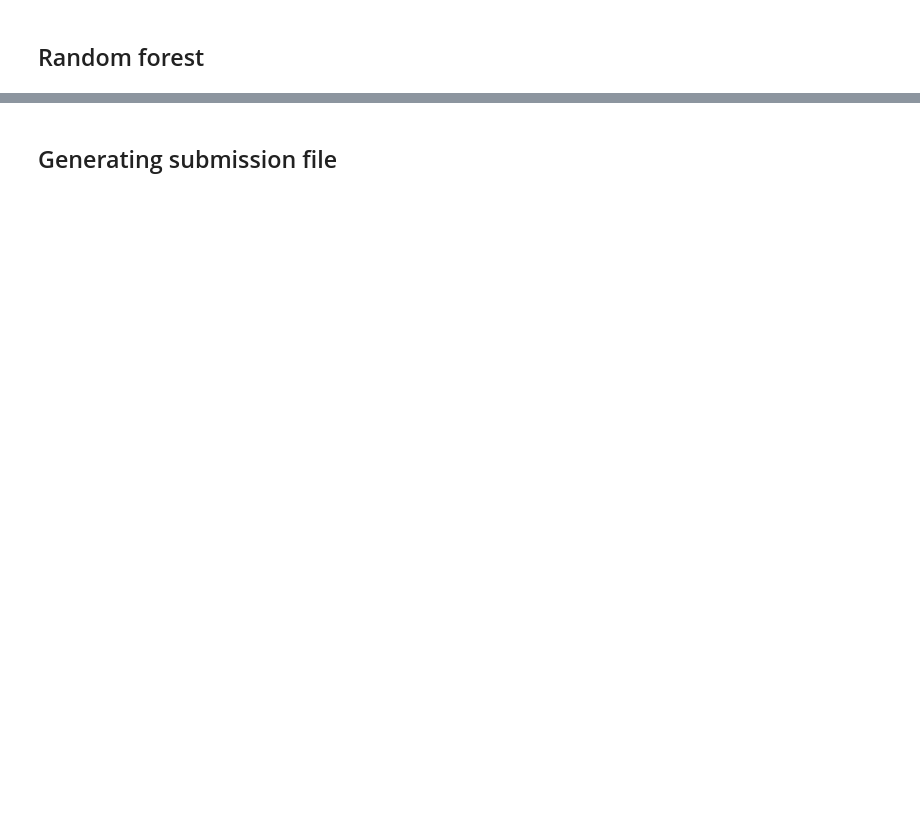
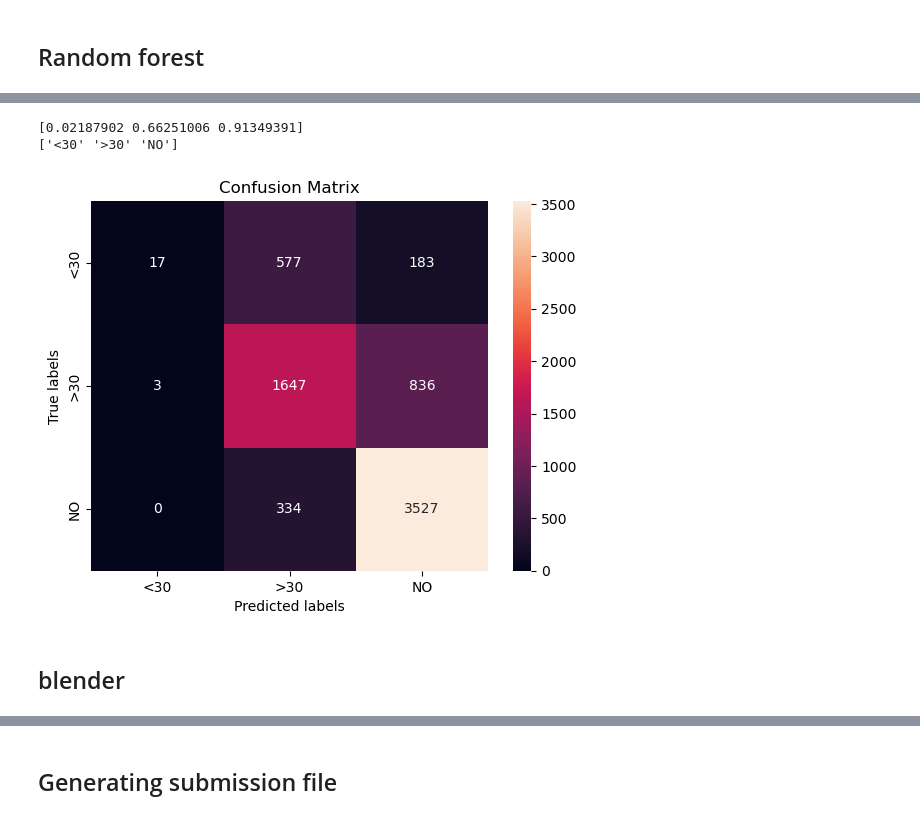
Before and after one commit to BasselAli1/Kaggle_Competition, a Jupyter notebook: Modeling.ipynb, the cells around one changed output, grey strips where cells are left out. Drawn from its saved outputs; the diff is of its cells as text; code cells hidden in the pictures; blank space fills up the shorter version.

```diff
--- a/Modeling.ipynb
+++ b/Modeling.ipynb
@@ -136,0 +200,9 @@ xgb_model.score(features_valid,labels_valid)
+# %%
+c = confusion_matrix(labels_valid_, eclf1.predict(features_valid))
+plot_confusion_matrix(model = eclf1, encoder = le, c=c)
+# %% [output]
+[0.02187902 0.66251006 0.91349391]
+['<30' '>30' 'NO']
+[figure, added]
+# %% [markdown]
+## blender
```
Also changed, not shown: parts of 24 cells of this notebook, 1 other file.
